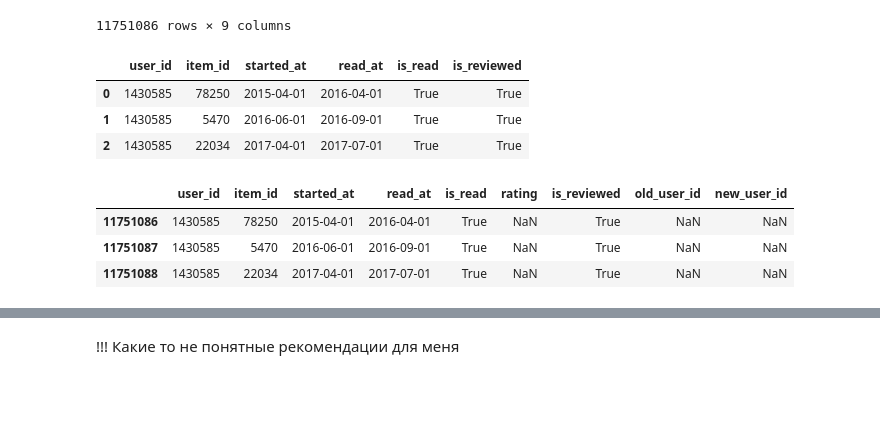
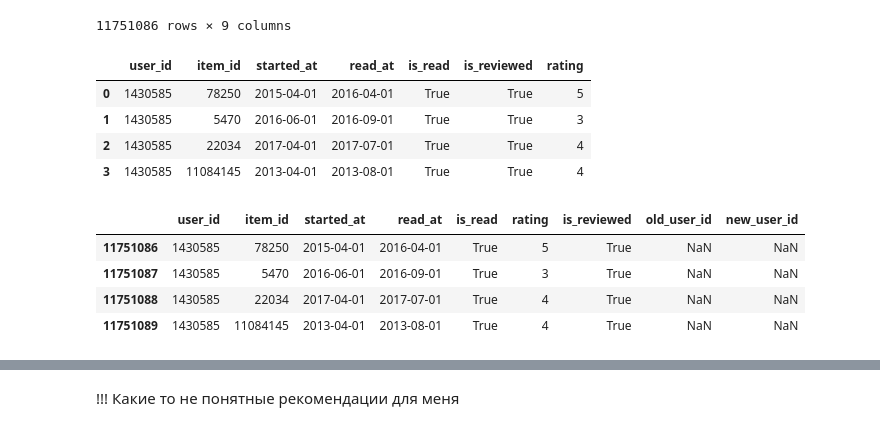
Before and after one commit to khromenko/mle-recsys-start, a Jupyter notebook: main_offline.ipynb, the cells around one changed output, grey strips where cells are left out. Cells and saved outputs as stored; diff of their text form; code cells hidden in the pictures; blank space fills up the shorter version.

```diff
--- a/main_offline.ipynb
+++ b/main_offline.ipynb
@@ -578,49 +583,64 @@ events
 # items:
 #   - 78250	Carlos Castañeda	The Teachings of Don Juan: A Yaqui Way of Know...
 #   - 5470	George Orwell, Erich Fromm	1984
 #   - 22034	Mario Puzo, Robert Thompson, Peter Bart	The Godfather
+#   - 11084145	Walter Isaacson	Steve Jobs
 
 new_events = pd.DataFrame([
     {
     'user_id': new_user_id,
     'item_id': 78250,
     'started_at': '2015-04-01',
     'read_at': '2016-04-01',
     'is_read': True,
-    'is_reviewed': True
+    'is_reviewed': True,
+    'rating': 5
     },
     {
     'user_id': new_user_id,
     'item_id': 5470,
     'started_at': '2016-06-01',
     'read_at': '2016-09-01',
     'is_read': True,
-    'is_reviewed': True
+    'is_reviewed': True,
+    'rating': 3
     },
     {
     'user_id': new_user_id,
     'item_id': 22034,
     'started_at': '2017-04-01',
     'read_at': '2017-07-01',
     'is_read': True,
-    'is_reviewed': True
+    'is_reviewed': True,
+    'rating': 4
+    },
+    {
+    'user_id': new_user_id,
+    'item_id': 11084145,
+    'started_at': '2013-04-01',
+    'read_at': '2013-08-01',
+    'is_read': True,
+    'is_reviewed': True,
+    'rating': 4
     }
     ])
 new_events
 # %% [output]
-|  | user_id | item_id | started_at | read_at | is_read | is_reviewed |
-| 0 | 1430585 | 78250 | 2015-04-01 | 2016-04-01 | True | True |
-| 1 | 1430585 | 5470 | 2016-06-01 | 2016-09-01 | True | True |
-| 2 | 1430585 | 22034 | 2017-04-01 | 2017-07-01 | True | True |
+|  | user_id | item_id | started_at | read_at | is_read | is_reviewed | rating |
+| 0 | 1430585 | 78250 | 2015-04-01 | 2016-04-01 | True | True | 5 |
+| 1 | 1430585 | 5470 | 2016-06-01 | 2016-09-01 | True | True | 3 |
+| 2 | 1430585 | 22034 | 2017-04-01 | 2017-07-01 | True | True | 4 |
+| 3 | 1430585 | 11084145 | 2013-04-01 | 2013-08-01 | True | True | 4 |
 # %%
 events = pd.concat([events,new_events], ignore_index=True)
 
 events.query('user_id == @new_user_id')
 # %% [output]
 |  | user_id | item_id | started_at | read_at | is_read | rating | is_reviewed | old_user_id | new_user_id |
-| 11751086 | 1430585 | 78250 | 2015-04-01 | 2016-04-01 | True | NaN | True | NaN | NaN |
-| 11751087 | 1430585 | 5470 | 2016-06-01 | 2016-09-01 | True | NaN | True | NaN | NaN |
-| 11751088 | 1430585 | 22034 | 2017-04-01 | 2017-07-01 | True | NaN | True | NaN | NaN |
+| 11751086 | 1430585 | 78250 | 2015-04-01 | 2016-04-01 | True | 5 | True | NaN | NaN |
+| 11751087 | 1430585 | 5470 | 2016-06-01 | 2016-09-01 | True | 3 | True | NaN | NaN |
+| 11751088 | 1430585 | 22034 | 2017-04-01 | 2017-07-01 | True | 4 | True | NaN | NaN |
+| 11751089 | 1430585 | 11084145 | 2013-04-01 | 2013-08-01 | True | 4 | True | NaN | NaN |
 # %%
 user_id = new_user_id
 print(f"user_id: {user_id}")
```
Also changed, not shown: parts of 41 cells of this notebook.
